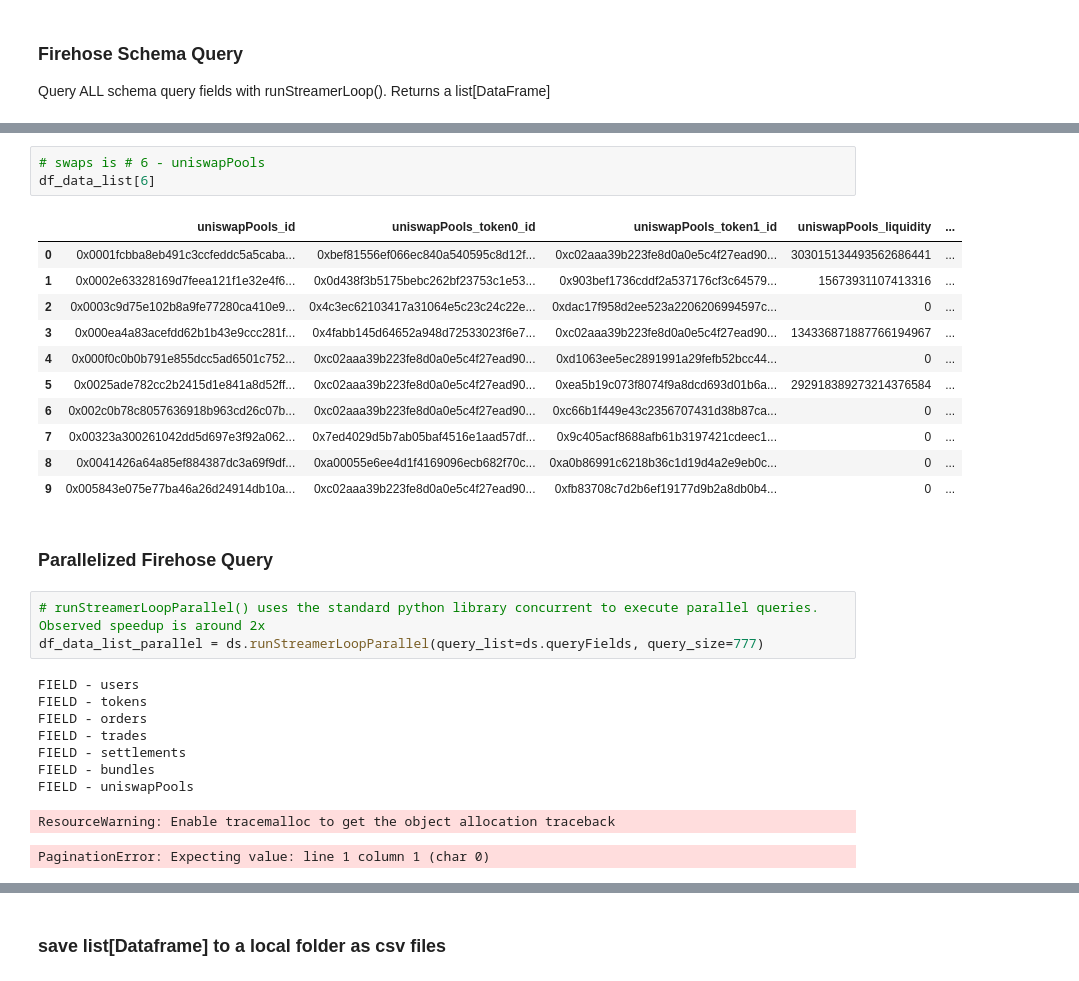
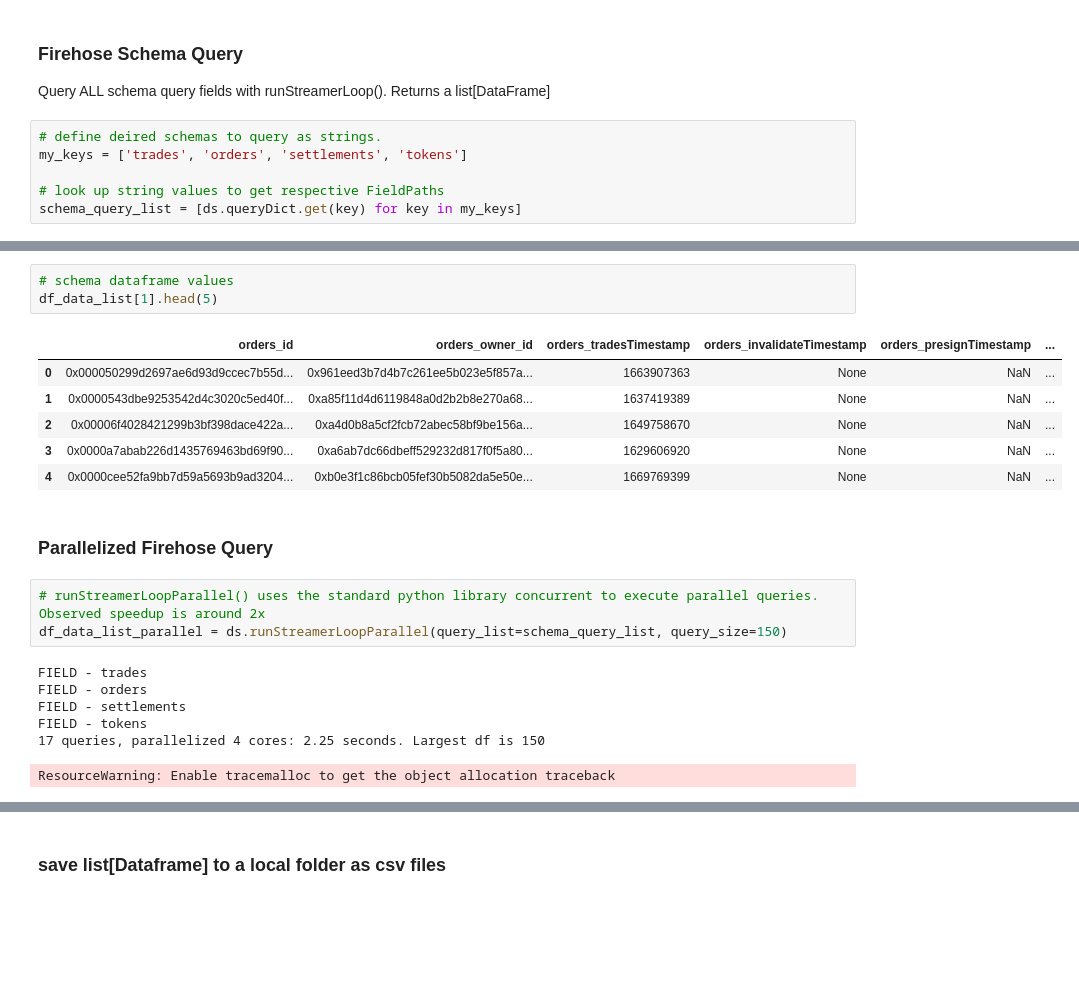
Before and after one commit to Evan-Kim2028/DataStreams, a Jupyter notebook: examples/cowswap_schemas.ipynb, the cells around one changed output, grey strips where cells are left out. Saved outputs shown, nothing was run; the diff lists cells and outputs as text; blank space fills up the shorter version.

```diff
--- a/examples/cowswap_schemas.ipynb
+++ b/examples/cowswap_schemas.ipynb
@@ -94,3 +78,9 @@ FIELD - trades
 ### Firehose Schema Query
 
 Query ALL schema query fields with runStreamerLoop(). Returns a list[DataFrame]
+# %%
+# define deired schemas to query as strings.
+my_keys = ['trades', 'orders', 'settlements', 'tokens']
+
+# look up string values to get respective FieldPaths
+schema_query_list = [ds.queryDict.get(key) for key in my_keys]
@@ -113,30 +100,22 @@ NameError: name 'df_data_list' is not defined
-# %%
-# swaps is # 6 - uniswapPools
-df_data_list[6]
-# %% [output]
-|  | uniswapPools_id | uniswapPools_token0_id | uniswapPools_token1_id | uniswapPools_liquidity | ... |
-| 0 | 0x0001fcbba8eb491c3ccfeddc5a5caba... | 0xbef81556ef066ec840a540595c8d12f... | 0xc02aaa39b223fe8d0a0e5c4f27ead90... | 303015134493562686441 | ... |
-| 1 | 0x0002e63328169d7feea121f1e32e4f6... | 0x0d438f3b5175bebc262bf23753c1e53... | 0x903bef1736cddf2a537176cf3c64579... | 15673931107413316 | ... |
-| 2 | 0x0003c9d75e102b8a9fe77280ca410e9... | 0x4c3ec62103417a31064e5c23c24c22e... | 0xdac17f958d2ee523a2206206994597c... | 0 | ... |
-| 3 | 0x000ea4a83acefdd62b1b43e9ccc281f... | 0x4fabb145d64652a948d72533023f6e7... | 0xc02aaa39b223fe8d0a0e5c4f27ead90... | 134336871887766194967 | ... |
-| 4 | 0x000f0c0b0b791e855dcc5ad6501c752... | 0xc02aaa39b223fe8d0a0e5c4f27ead90... | 0xd1063ee5ec2891991a29fefb52bcc44... | 0 | ... |
-| 5 | 0x0025ade782cc2b2415d1e841a8d52ff... | 0xc02aaa39b223fe8d0a0e5c4f27ead90... | 0xea5b19c073f8074f9a8dcd693d01b6a... | 292918389273214376584 | ... |
-| 6 | 0x002c0b78c8057636918b963cd26c07b... | 0xc02aaa39b223fe8d0a0e5c4f27ead90... | 0xc66b1f449e43c2356707431d38b87ca... | 0 | ... |
-| 7 | 0x00323a300261042dd5d697e3f92a062... | 0x7ed4029d5b7ab05baf4516e1aad57df... | 0x9c405acf8688afb61b3197421cdeec1... | 0 | ... |
-| 8 | 0x0041426a64a85ef884387dc3a69f9df... | 0xa00055e6ee4d1f4169096ecb682f70c... | 0xa0b86991c6218b36c1d19d4a2e9eb0c... | 0 | ... |
-| 9 | 0x005843e075e77ba46a26d24914db10a... | 0xc02aaa39b223fe8d0a0e5c4f27ead90... | 0xfb83708c7d2b6ef19177d9b2a8db0b4... | 0 | ... |
+# %%
+# schema dataframe values
+df_data_list[1].head(5)
+# %% [output]
+|  | orders_id | orders_owner_id | orders_tradesTimestamp | orders_invalidateTimestamp | orders_presignTimestamp | ... |
+| 0 | 0x000050299d2697ae6d93d9ccec7b55d... | 0x961eed3b7d4b7c261ee5b023e5f857a... | 1663907363 | None | NaN | ... |
+| 1 | 0x0000543dbe9253542d4c3020c5ed40f... | 0xa85f11d4d6119848a0d2b2b8e270a68... | 1637419389 | None | NaN | ... |
+| 2 | 0x00006f4028421299b3bf398dace422a... | 0xa4d0b8a5cf2fcb72abec58bf9be156a... | 1649758670 | None | NaN | ... |
+| 3 | 0x0000a7abab226d1435769463bd69f90... | 0xa6ab7dc66dbeff529232d817f0f5a80... | 1629606920 | None | NaN | ... |
+| 4 | 0x0000cee52fa9bb7d59a5693b9ad3204... | 0xb0e3f1c86bcb05fef30b5082da5e50e... | 1669769399 | None | NaN | ... |
 # %% [markdown]
 ### Parallelized Firehose Query
 # %%
 # runStreamerLoopParallel() uses the standard python library concurrent to execute parallel queries. Observed speedup is around 2x
-df_data_list_parallel = ds.runStreamerLoopParallel(query_list=ds.queryFields, query_size=777)
+df_data_list_parallel = ds.runStreamerLoopParallel(query_list=schema_query_list, query_size=150)
 # %% [output]
-FIELD - users
+FIELD - trades
+FIELD - orders
+FIELD - settlements
 FIELD - tokens
-FIELD - orders
-FIELD - trades
-FIELD - settlements
-FIELD - bundles
-FIELD - uniswapPools
+17 queries, parallelized 4 cores: 2.25 seconds. Largest df is 150
 ResourceWarning: Enable tracemalloc to get the object allocation traceback
-PaginationError: Expecting value: line 1 column 1 (char 0)
```
Also changed, not shown: parts of 10 cells of this notebook, 3 other files.
